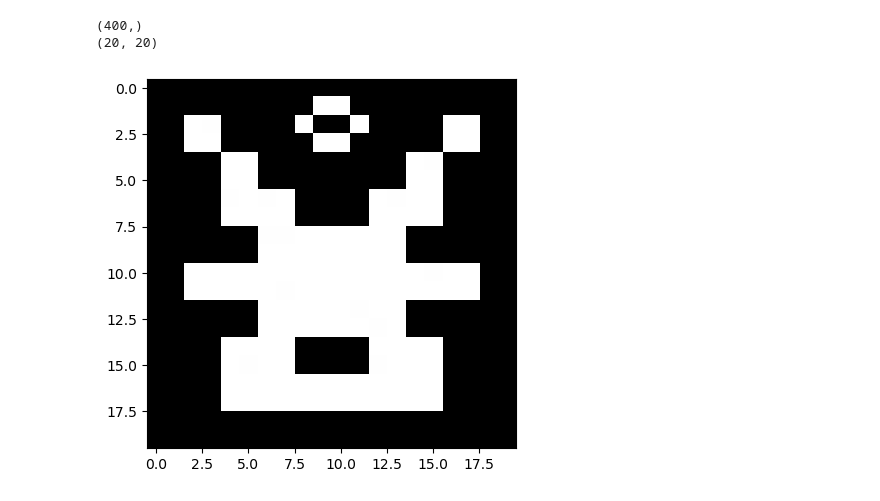
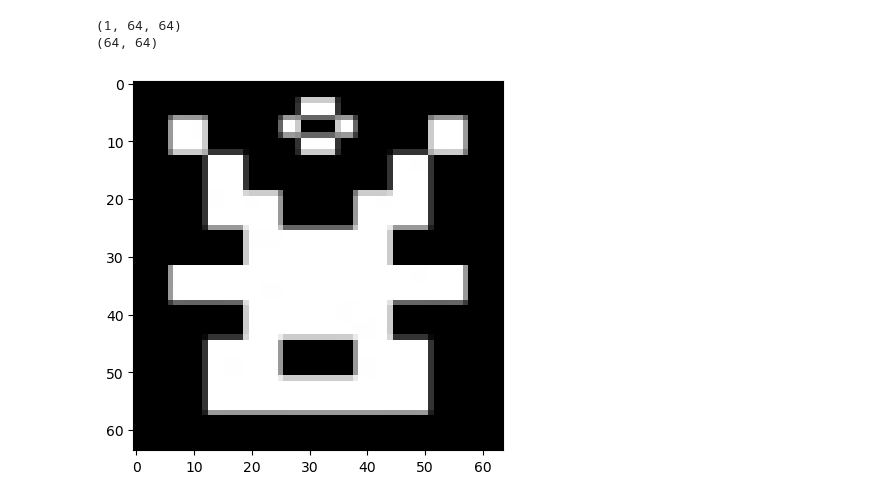
Before and after one commit to AndresBriC/RL-Study, a Jupyter notebook: checkPreprocess.ipynb, the cells around one changed output. Cells and saved outputs as stored; diff of their text form; code cells hidden in the pictures.

```diff
--- a/checkPreprocess.ipynb
+++ b/checkPreprocess.ipynb
@@ -7,16 +7,17 @@ from matplotlib import pyplot as plt
 def preprocess_image(path):
         """Load and preprocess the image from the given path."""
         img = Image.open(path).convert('L')  # Convert to grayscale
-        img_data = np.array(img).flatten() / 255.0  # Normalize pixel values
-        return img_data
+        img_data = np.array(img, dtype=np.float32) / 255.0  # Normalize pixel values to [0, 1]
+        img_with_channel = np.expand_dims(img_data, axis=0)  # Add the channel dimension (1, height, width)
+        return img_with_channel
 # %%
-imgData = preprocess_image("ResizedSymbols/SymbolA_R.png")
+imgData = preprocess_image("ResizedSymbols64/SymbolA_R.png")
 print(imgData.shape)
-imgData = (imgData * 255).reshape((20, 20)).astype(np.uint8)  # Denormalize and reshape
+imgData = (imgData * 255).reshape((64, 64)).astype(np.uint8)  # Denormalize and reshape
 print(imgData.shape)
 plt.imshow(imgData, cmap='gray', interpolation='nearest')
 plt.show()
 # %% [output]
-(400,)
-(20, 20)
+(1, 64, 64)
+(64, 64)
-[figure, old version]
+[figure, new version]
```
Also changed, not shown: 24 other files.
